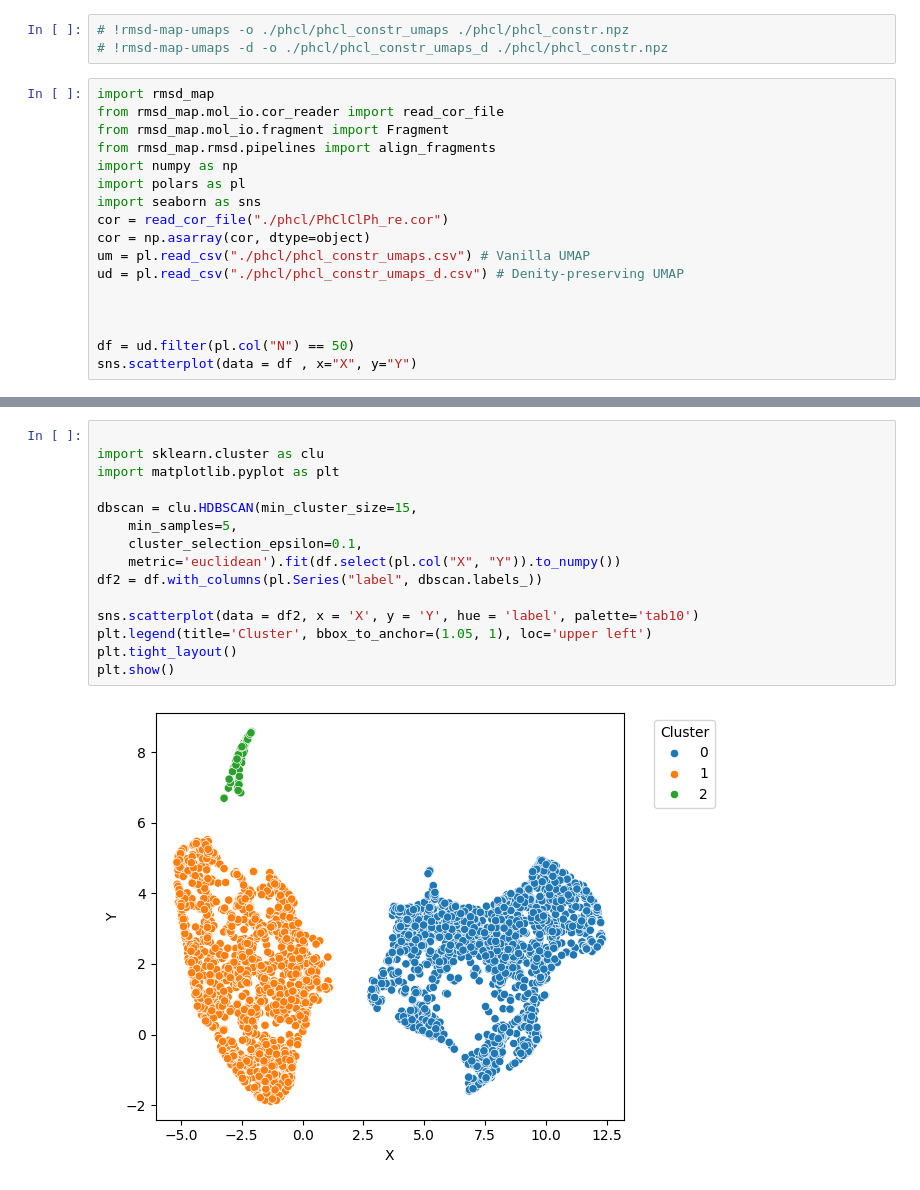
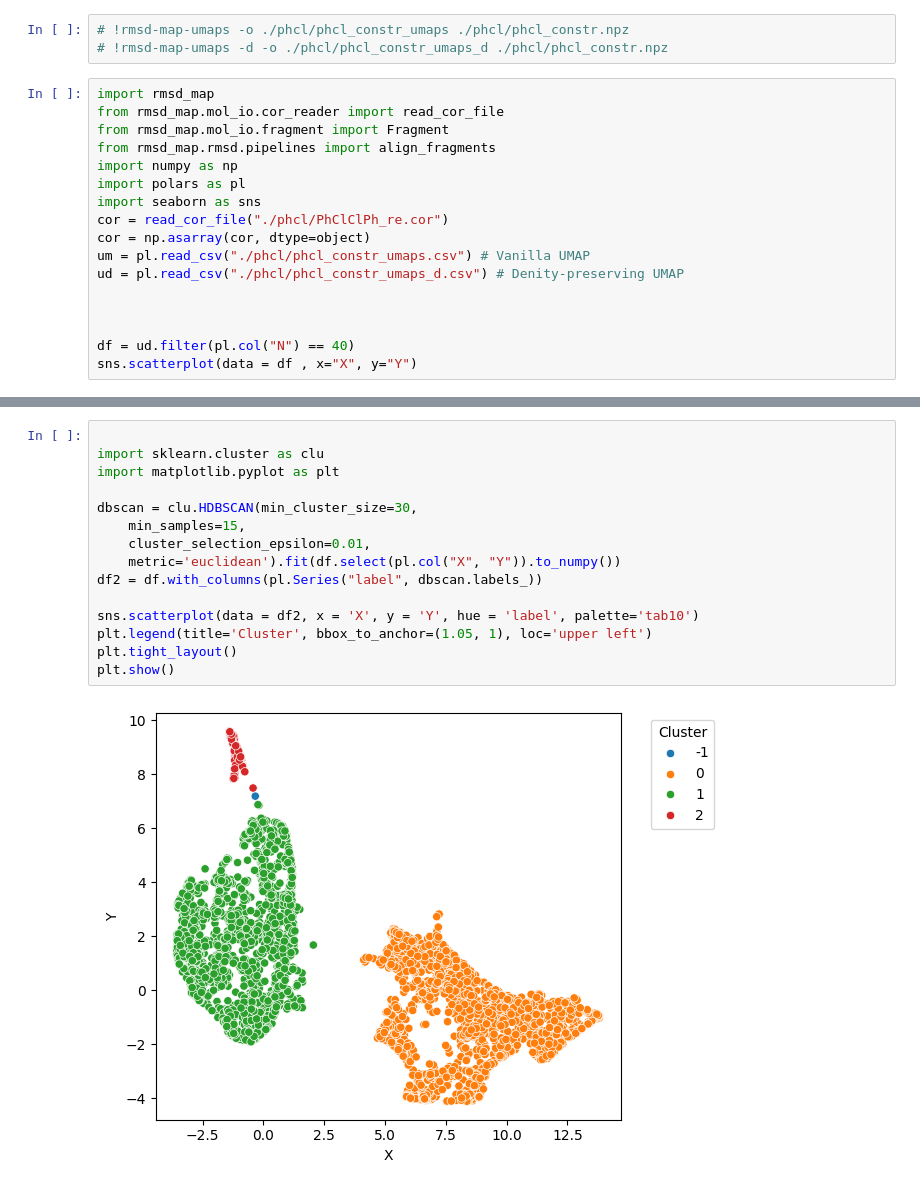
Before and after one commit to blackwood168/umap_rmsd_images, a Jupyter notebook: phcl.ipynb, the cells around one changed output, grey strips where cells are left out. Cells and saved outputs as stored; diff of their text form.

```diff
--- a/phcl.ipynb
+++ b/phcl.ipynb
@@ -135,7 +135,7 @@ ud = pl.read_csv("./phcl/phcl_constr_umaps_d.csv") # Denity-preserving UMAP
 
 
 
-df = ud.filter(pl.col("N") == 50)
+df = ud.filter(pl.col("N") == 40)
 sns.scatterplot(data = df , x="X", y="Y")
 # %% [output]
 <Axes: xlabel='X', ylabel='Y'>
@@ -143,20 +143,20 @@ sns.scatterplot(data = df , x="X", y="Y")
 # %%
 
 import sklearn.cluster as clu
 import matplotlib.pyplot as plt
 
-dbscan = clu.HDBSCAN(min_cluster_size=15,
-    min_samples=5,
-    cluster_selection_epsilon=0.1,
+dbscan = clu.HDBSCAN(min_cluster_size=30,
+    min_samples=15,
+    cluster_selection_epsilon=0.01,
     metric='euclidean').fit(df.select(pl.col("X", "Y")).to_numpy())
 df2 = df.with_columns(pl.Series("label", dbscan.labels_))
 
 sns.scatterplot(data = df2, x = 'X', y = 'Y', hue = 'label', palette='tab10')
 plt.legend(title='Cluster', bbox_to_anchor=(1.05, 1), loc='upper left')
 plt.tight_layout()
 plt.show()
 # %% [output]
-[figure, old version]
+[figure, new version]
 # %%
 for i in df2["label"].unique():
     # Convert Polars boolean Series to numpy array for indexing
```
Also changed, not shown: parts of 2 cells of this notebook, 8 other files.
